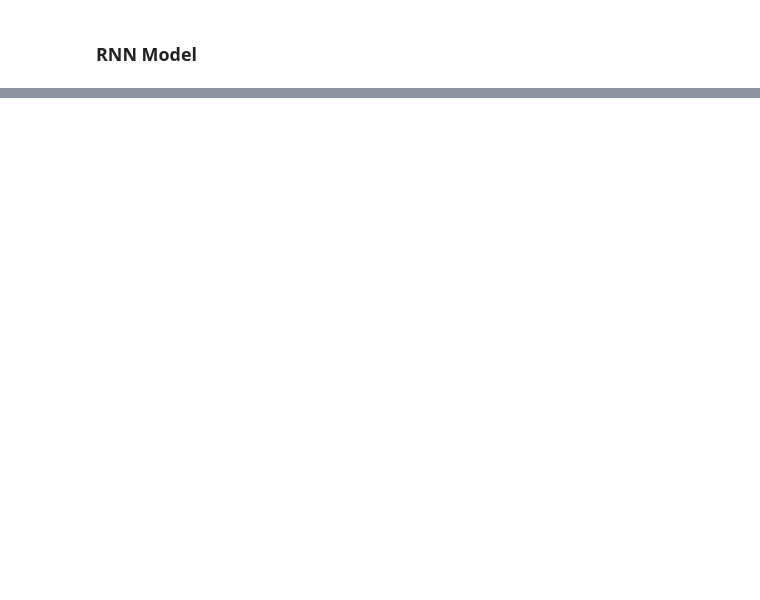
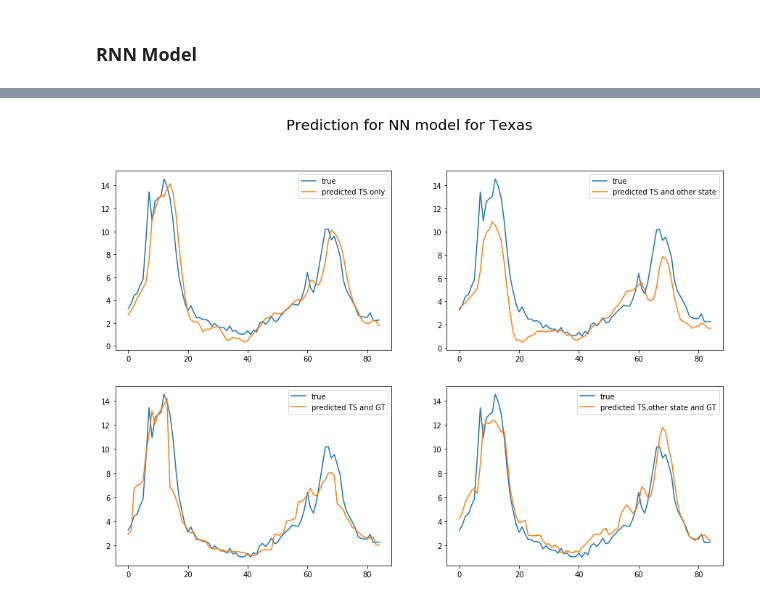
Before and after one commit to FiveSixSenvenEight/109B_flu_prediction, a Jupyter notebook: 02-analysis/NN.ipynb, the cells around one changed output, grey strips where cells are left out. Saved outputs shown, nothing was run; the diff lists cells and outputs as text; code cells hidden in the pictures; blank space fills up the shorter version.

```diff
--- a/02-analysis/NN.ipynb
+++ b/02-analysis/NN.ipynb
@@ -258,0 +294,4 @@ Test RMSE:  2.8383981152954116
+# %%
+plot_prediction(LSTM_TS1,LSTM_TSOS1,LSTM_TSGT1,LSTM_TSOSGT1)
+# %% [output]
+[figure, added]
```
Also changed, not shown: parts of 31 cells of this notebook.
